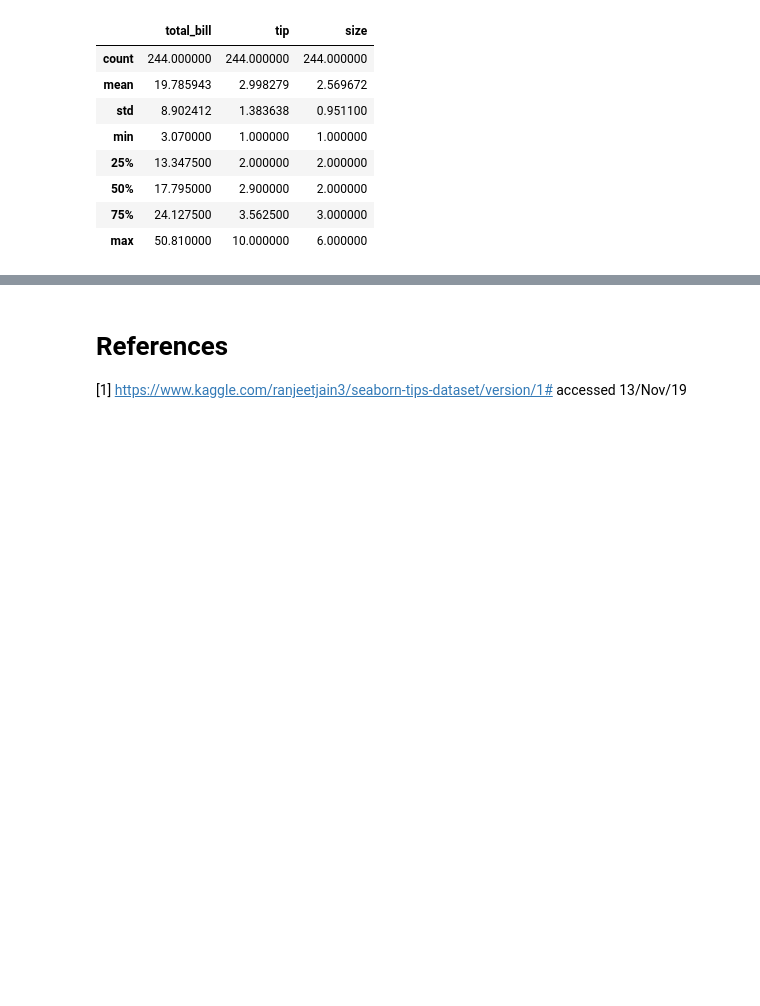
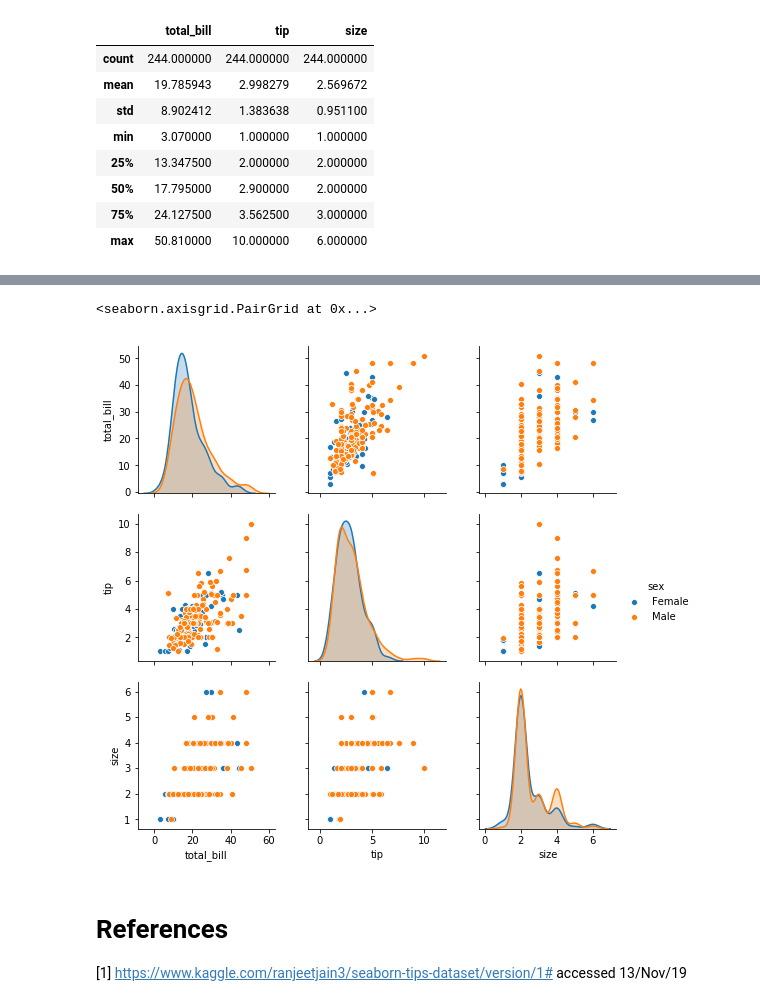
Before and after one commit to edelcorcoran/FDA-Project, a Jupyter notebook: Tips.ipynb, the cells around one changed output, grey strips where cells are left out. Cells and saved outputs as stored; diff of their text form; code cells hidden in the pictures; blank space fills up the shorter version.

Commit message:
Descriptive Stats/ Male vs Femail Breakdown of some stats/ Pair plots

```diff
--- a/Tips.ipynb
+++ b/Tips.ipynb
@@ -105,0 +121,7 @@ df.describe()
+# %%
+#import pandas package
+import pandas as pd
+# Load the Tips Dataset
+df = pd.read_csv("tips.csv")
+#Look at Summary Stats for Males only
+(df.loc[df.loc[:, 'sex'] == 'Male']).mean()
@@ -106,3 +176,9 @@ df.describe()
+# %%
+#pass pair plot in dataframe (df) displaying data by sex (male in orange, female is blue)
+sns.pairplot(df, hue='sex')
+# %% [output]
+<seaborn.axisgrid.PairGrid at 0x...>
+[figure, added]
 # %% [markdown]
 # References
 
```
Also changed, not shown: parts of 9 cells of this notebook.
